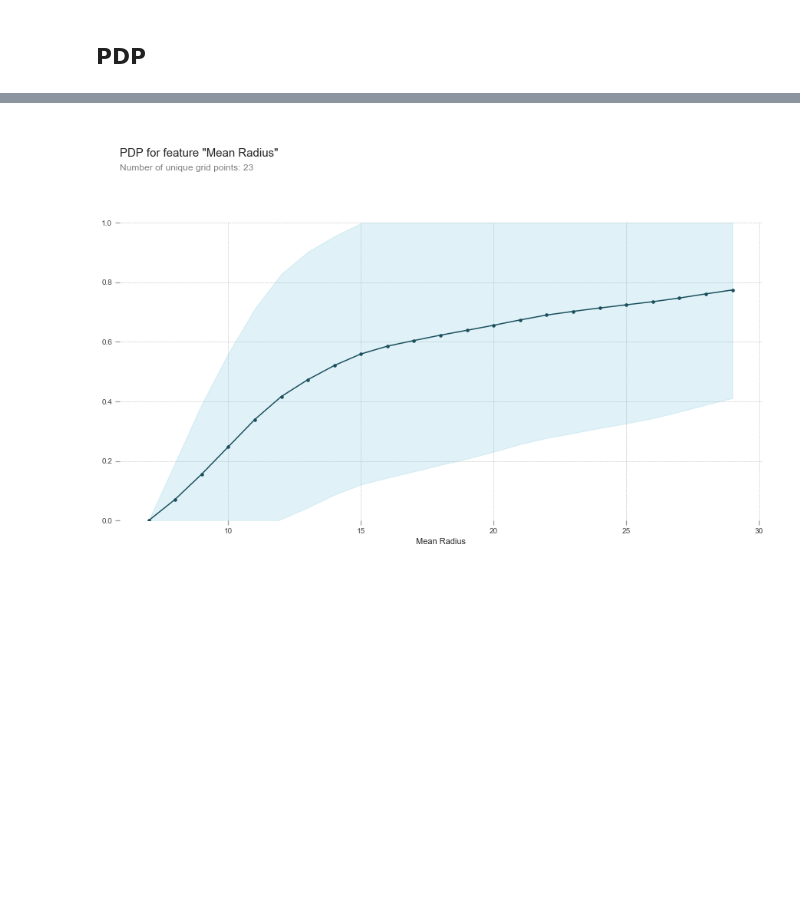
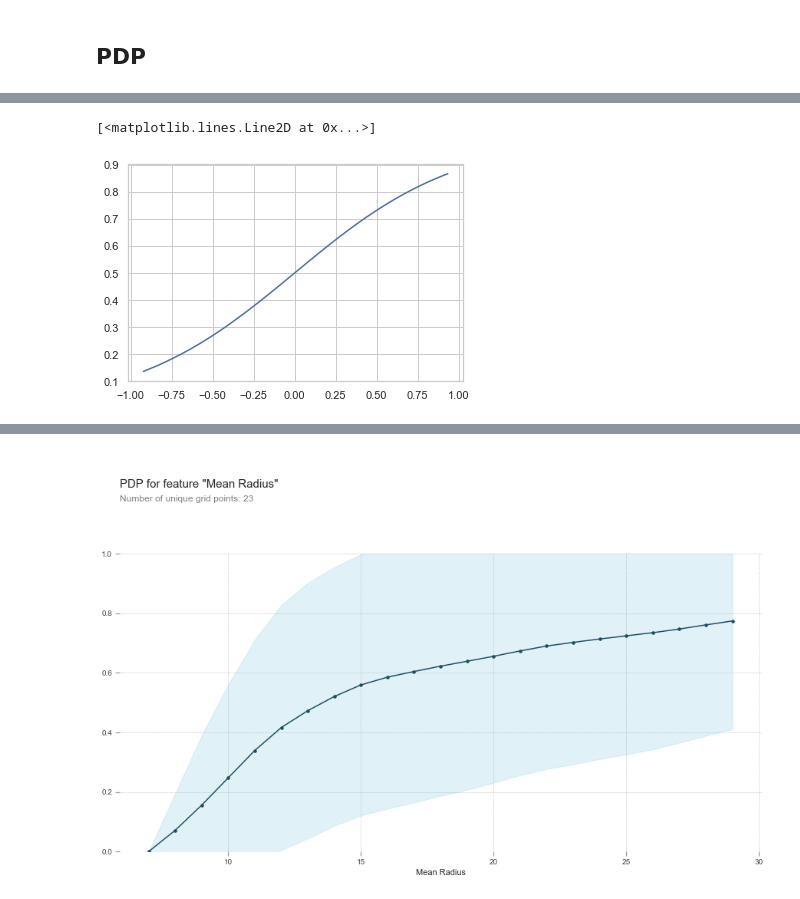
Before and after one commit to scottclay/MLLytics, a Jupyter notebook: examples/binary_classification_example.ipynb, the cells around one changed output, grey strips where cells are left out. Saved outputs shown, nothing was run; the diff lists cells and outputs as text; code cells hidden in the pictures; blank space fills up the shorter version.

```diff
--- a/examples/binary_classification_example.ipynb
+++ b/examples/binary_classification_example.ipynb
@@ -177,3 +177,6 @@ plot_cluster_corr(df.corr())
 ## PDP
 # %%
 from MLLytics.interpretation import make_pdp, plot_pdp
+# %%
+for i in np.arange(0.1,1,0.1):
+    print(i, 1-i, (i/(1-i)) , np.log(i/(1-i)))
@@ -189,0 +348,5 @@ plot_pdp('Mean Radius', va, li,type='regression')
+# %%
+plt.plot(li2, li)
+# %% [output]
+[<matplotlib.lines.Line2D at 0x...>]
+[figure, added]
```
Also changed, not shown: parts of 10 cells of this notebook, 4 other files.
